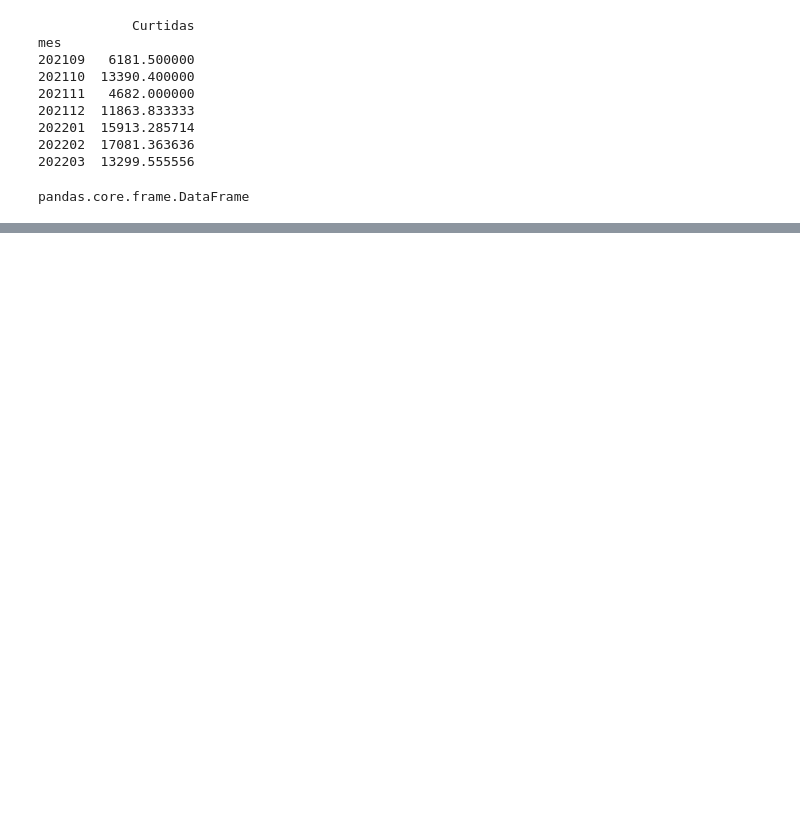
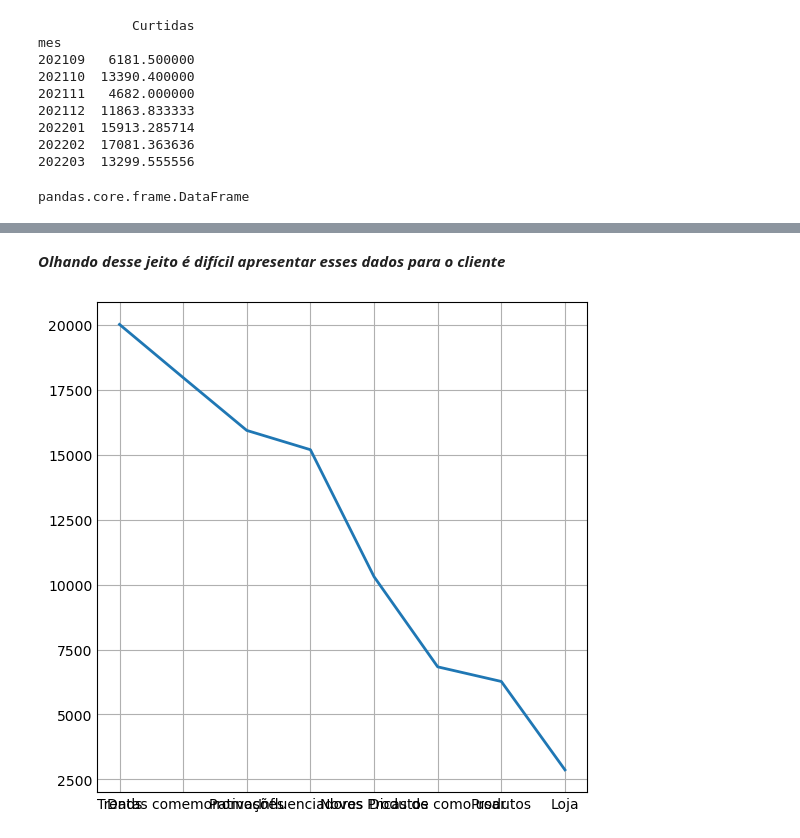
Before and after one commit to GuilhermeBaesse/Matplotlib, a Jupyter notebook: Matplotlib.ipynb, the cells around one changed output, grey strips where cells are left out. Cells and saved outputs as stored; diff of their text form; code cells hidden in the pictures; blank space fills up the shorter version.

```diff
--- a/Matplotlib.ipynb
+++ b/Matplotlib.ipynb
@@ -245,0 +316,6 @@ base[base.mes>=202202].sort_values(["mes","Curtidas"], ascending=False)
+# %%
+baseTags = base
+baseTags.Tags = baseTags.Tags.str.split("/") # para dividir em duas linhas diferentes lembrando que não podemos usar a coluna tipo
+# Tem que ser usado a coluna tag por causa da duplicação
+baseTags = baseTags.explode('Tags')
+baseTags.head()
@@ -245,0 +342,15 @@ base[base.mes>=202202].sort_values(["mes","Curtidas"], ascending=False)
+# %% [markdown]
+***Olhando desse jeito é difícil apresentar esses dados para o cliente***
+# %%
+media = baseTags.groupby("Tags")["Curtidas"].mean().sort_values(ascending=False)
+
+x = media.index
+y = media.values
+
+fig, ax = plt.subplots(figsize=(5,5))
+
+ax.plot(x, y, linewidth=2.0)
+
+plt.show()
+# %% [output]
+[figure, added]
```
Also changed, not shown: parts of 51 cells of this notebook.
